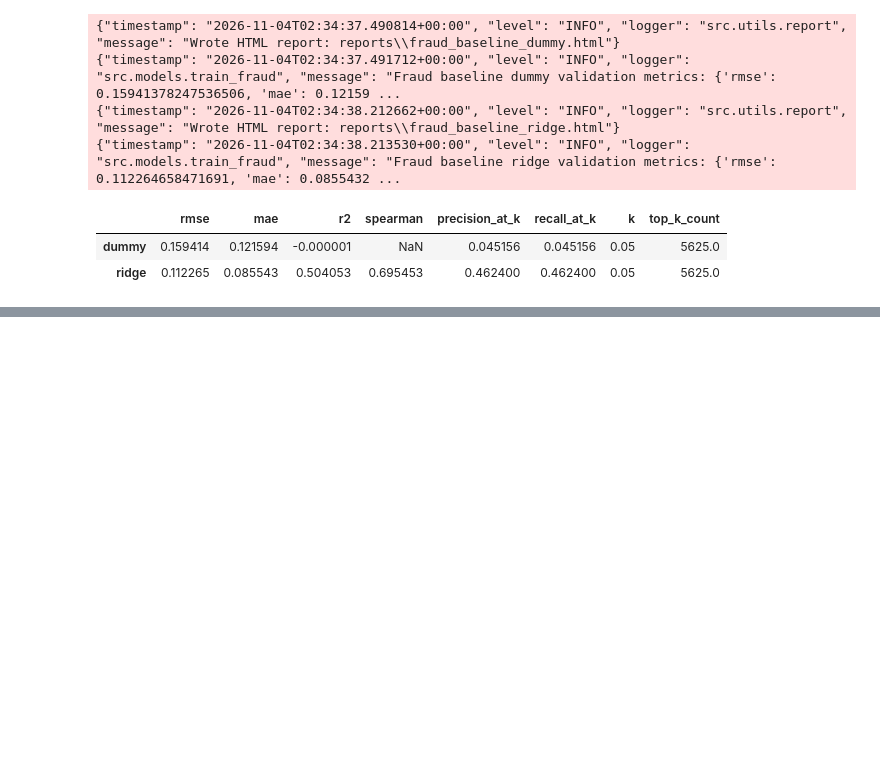
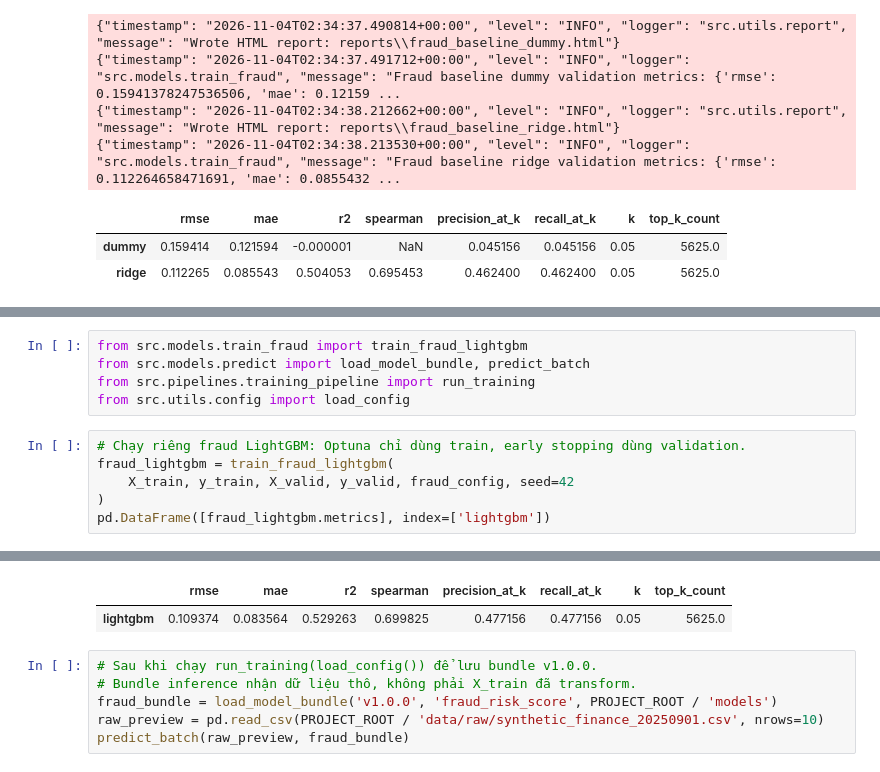
Before and after one commit to tvThien2005/VanThien_Project_bank-risk-scoring-pipeline, a Jupyter notebook: notebooks/06_fraud_modeling.ipynb, the cells around one changed output, grey strips where cells are left out. Cells and saved outputs as stored; diff of their text form; blank space fills up the shorter version.

```diff
--- a/notebooks/06_fraud_modeling.ipynb
+++ b/notebooks/06_fraud_modeling.ipynb
@@ -51,0 +56,12 @@ pd.DataFrame({name: result.metrics for name, result in fraud_results.items()}).T
+# %%
+from src.models.train_fraud import train_fraud_lightgbm
+from src.models.predict import load_model_bundle, predict_batch
+from src.pipelines.training_pipeline import run_training
+from src.utils.config import load_config
+# %%
+# Chạy riêng fraud LightGBM: Optuna chỉ dùng train, early stopping dùng validation.
+fraud_lightgbm = train_fraud_lightgbm(
+    X_train, y_train, X_valid, y_valid, fraud_config, seed=42
+)
+pd.DataFrame([fraud_lightgbm.metrics], index=['lightgbm'])
+# %% [output]
@@ -51,0 +85,8 @@ pd.DataFrame({name: result.metrics for name, result in fraud_results.items()}).T
+|  | rmse | mae | r2 | spearman | precision_at_k | recall_at_k | k | top_k_count |
+| lightgbm | 0.109374 | 0.083564 | 0.529263 | 0.699825 | 0.477156 | 0.477156 | 0.05 | 5625.0 |
+# %%
+# Sau khi chạy run_training(load_config()) để lưu bundle v1.0.0.
+# Bundle inference nhận dữ liệu thô, không phải X_train đã transform.
+fraud_bundle = load_model_bundle('v1.0.0', 'fraud_risk_score', PROJECT_ROOT / 'models')
+raw_preview = pd.read_csv(PROJECT_ROOT / 'data/raw/synthetic_finance_20250901.csv', nrows=10)
+predict_batch(raw_preview, fraud_bundle)
```
Also changed, not shown: parts of 3 cells of this notebook, 30 other files.
